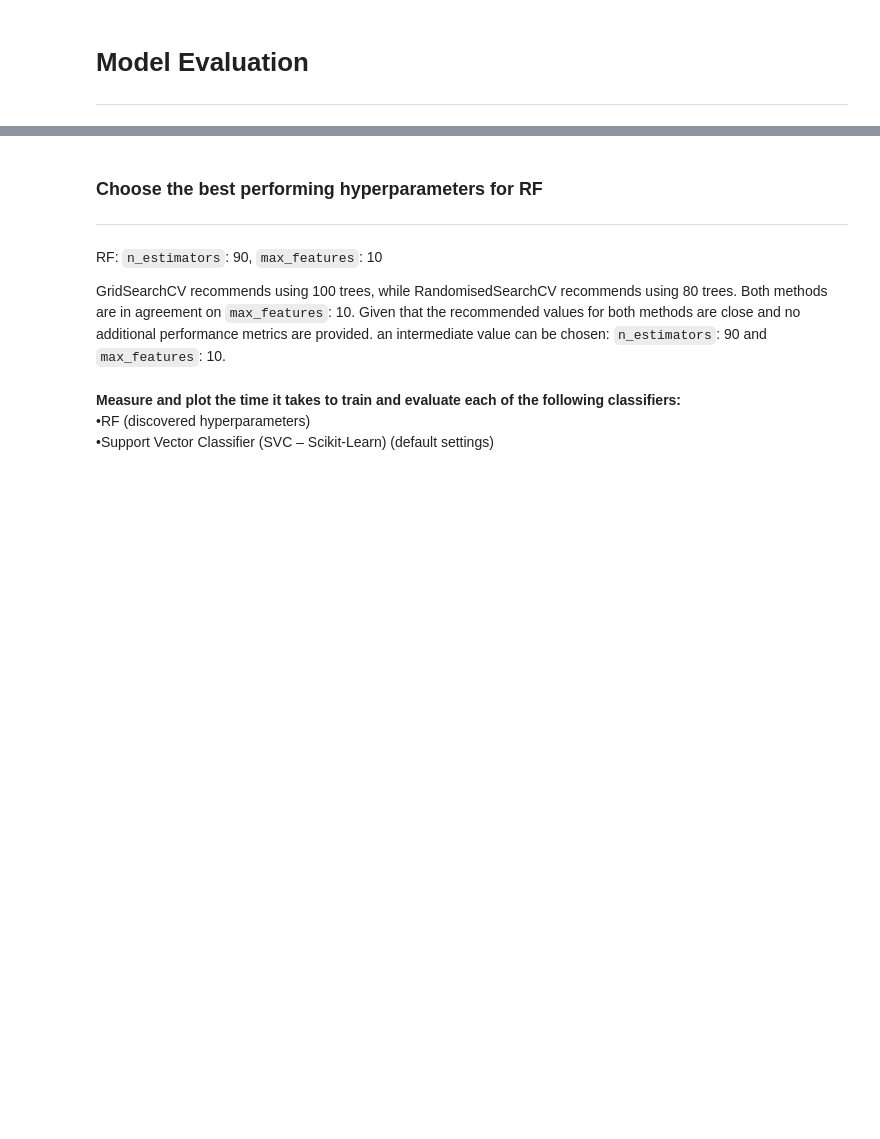
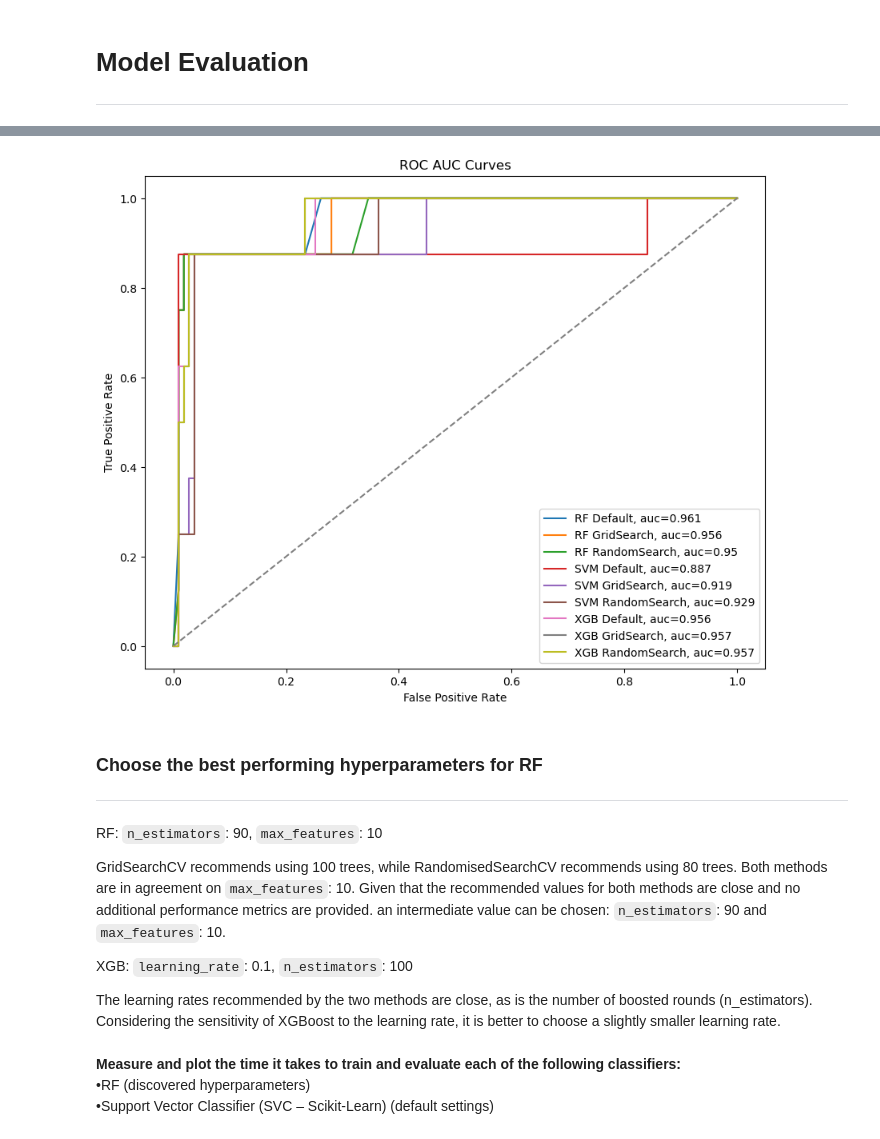
Before and after one commit to JYe9/MAI643_AI_in_Medicine, a Jupyter notebook: prediction-system.ipynb, the cells around one changed output, grey strips where cells are left out. Cells and saved outputs as stored; diff of their text form; code cells hidden in the pictures; blank space fills up the shorter version.

```diff
--- a/prediction-system.ipynb
+++ b/prediction-system.ipynb
@@ -471,32 +713,37 @@ for m in models:
 # %%
 import matplotlib.pyplot as plt
 from sklearn import metrics
 
 # Set up the plotting
 plt.figure(figsize=(10, 8))
 
 # Lists to store classifier details
 clfs = [
     (RandomForestClassifier(random_state=0), 'RF Default'),
     (RandomForestClassifier(criterion='gini', max_features='sqrt', n_estimators=200, random_state=0), 'RF GridSearch'),
     (RandomForestClassifier(n_estimators=197, max_features='sqrt', criterion='log_loss', random_state=0), 'RF RandomSearch'),
     (SVC(probability=True, random_state=0), 'SVM Default'),
     (SVC(probability=True, C=63.36842105263158, gamma=4.118235294117647, kernel='rbf', random_state=0), 'SVM GridSearch'),
     (SVC(probability=True, kernel='rbf', gamma=4.546, C=50.0, random_state=0), 'SVM RandomSearch'),
+    (XGBClassifier(random_state=0), 'XGB Default'),
+    (XGBClassifier(n_estimators=90, learning_rate=0.5, random_state=0), 'XGB GridSearch'),
+    (XGBClassifier(n_estimators=90, learning_rate=0.5, random_state=0), 'XGB RandomSearch')
 ]
 
 # Plot each classifier's ROC curve
 for clf, label in clfs:
     fpr, tpr, auc = fit_and_evaluate(clf, x_train_reduced, y_train_sm, x_val_reduced, y_val)
     plt.plot(fpr, tpr, label=f"{label}, auc={round(auc, 3)}")
 
 # Add labels, legend, and show the plot
 plt.plot([0, 1], [0, 1], color='grey', linestyle='--')
 plt.xlabel('False Positive Rate')
 plt.ylabel('True Positive Rate')
 plt.title('ROC AUC Curves')
 plt.legend(loc='lower right')
 plt.show()
+# %% [output]
+[figure, added]
 # %% [markdown]
 ### Choose the best performing hyperparameters for RF
 ---
@@ -504,6 +751,10 @@ plt.show()
 RF: `n_estimators`: 90, `max_features`: 10
 
 GridSearchCV recommends using 100 trees, while RandomisedSearchCV recommends using 80 trees. Both methods are in agreement on `max_features`: 10. Given that the recommended values for both methods are close and no additional performance metrics are provided. an intermediate value can be chosen: `n_estimators`: 90 and `max_features`: 10.
+
+XGB: `learning_rate`: 0.1, `n_estimators`: 100
+
+The learning rates recommended by the two methods are close, as is the number of boosted rounds (n_estimators). Considering the sensitivity of XGBoost to the learning rate, it is better to choose a slightly smaller learning rate.
 # %% [markdown]
 **Measure and plot the time it takes to train and evaluate each of the following classifiers:**
 •RF (discovered hyperparameters)
```
Also changed, not shown: parts of 20 cells of this notebook.
